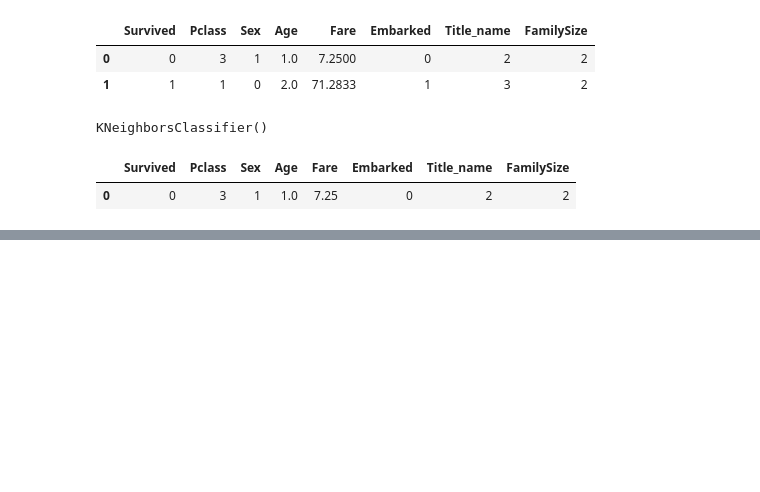
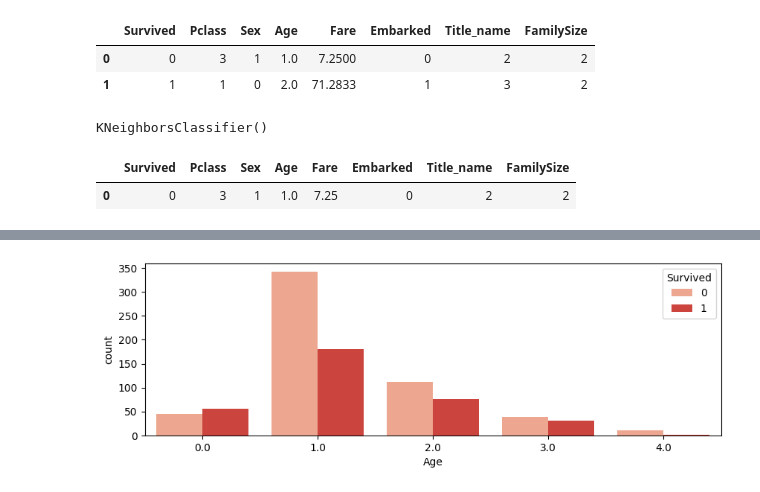
Before and after one commit to dkdoo010/python1, a Jupyter notebook: 05.인공지능/08.타이타닉.ipynb, the cells around one changed output, grey strips where cells are left out. Saved outputs shown, nothing was run; the diff lists cells and outputs as text; code cells hidden in the pictures; blank space fills up the shorter version.

```diff
--- a/05.인공지능/08.타이타닉.ipynb
+++ b/05.인공지능/08.타이타닉.ipynb
@@ -673,0 +701,16 @@ submission.to_csv('data/타이타닉/gender_submission.csv', index=False)
+# %%
+from sklearn.neighbors import KNeighborsClassifier
+model = KNeighborsClassifier()
+
+test = pd.read_csv('data/타이타닉/테스트.csv')
+train = pd.read_csv('data/타이타닉/훈련.csv')
+X = train.iloc[:, 1:].values
+y = train.iloc[:, 0].values
+model.fit(X, y)
+
+X_pred = test.iloc[:, 1:].values
+y_pred = model.predict(X_pred)
+
+df_test = pd.read_csv('data/타이타닉/test.csv')
+df_test['pred'] = y_pred
+df_test.head(5)
@@ -673,0 +724,9 @@ submission.to_csv('data/타이타닉/gender_submission.csv', index=False)
+# %%
+import matplotlib.pyplot as plt
+import seaborn as sns
+
+plt.figure(figsize=(10, 3))
+sns.countplot(x='Age', hue='Survived', data=train, palette='Reds')
+plt.show()
+# %% [output]
+[figure, added]
```
Also changed, not shown: parts of 19 cells of this notebook, 55 other files.
